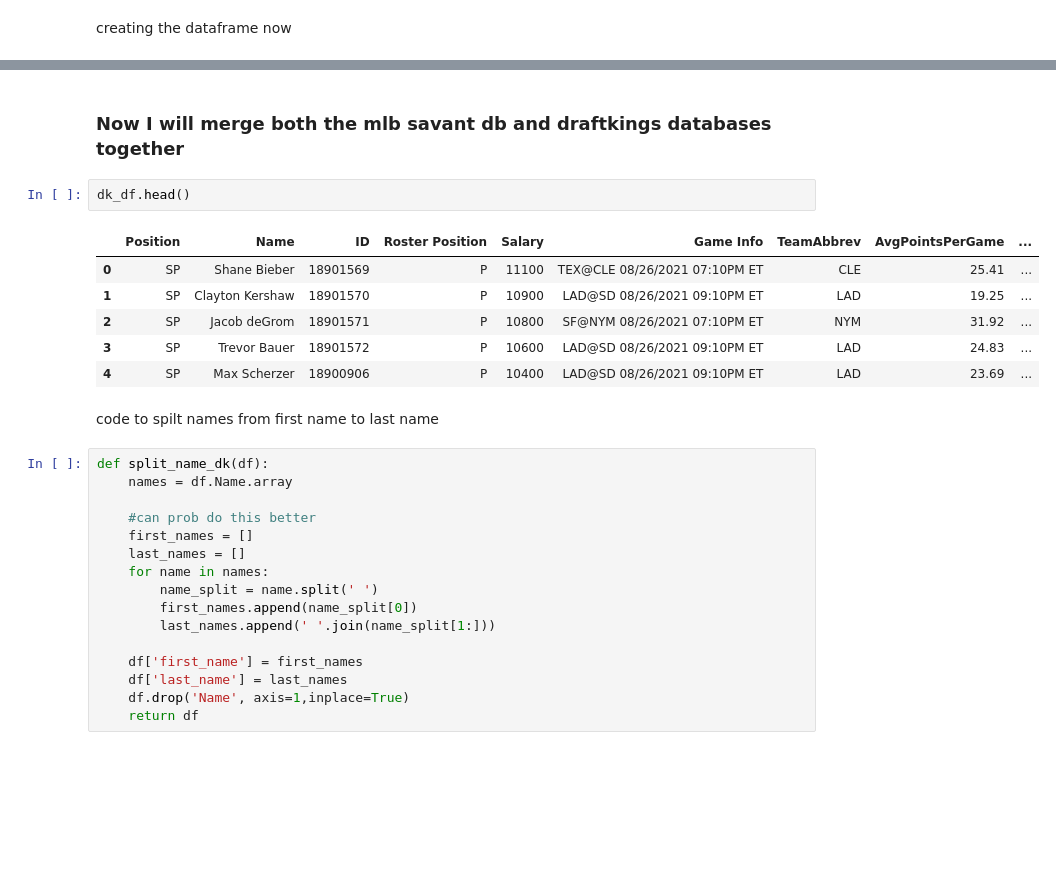
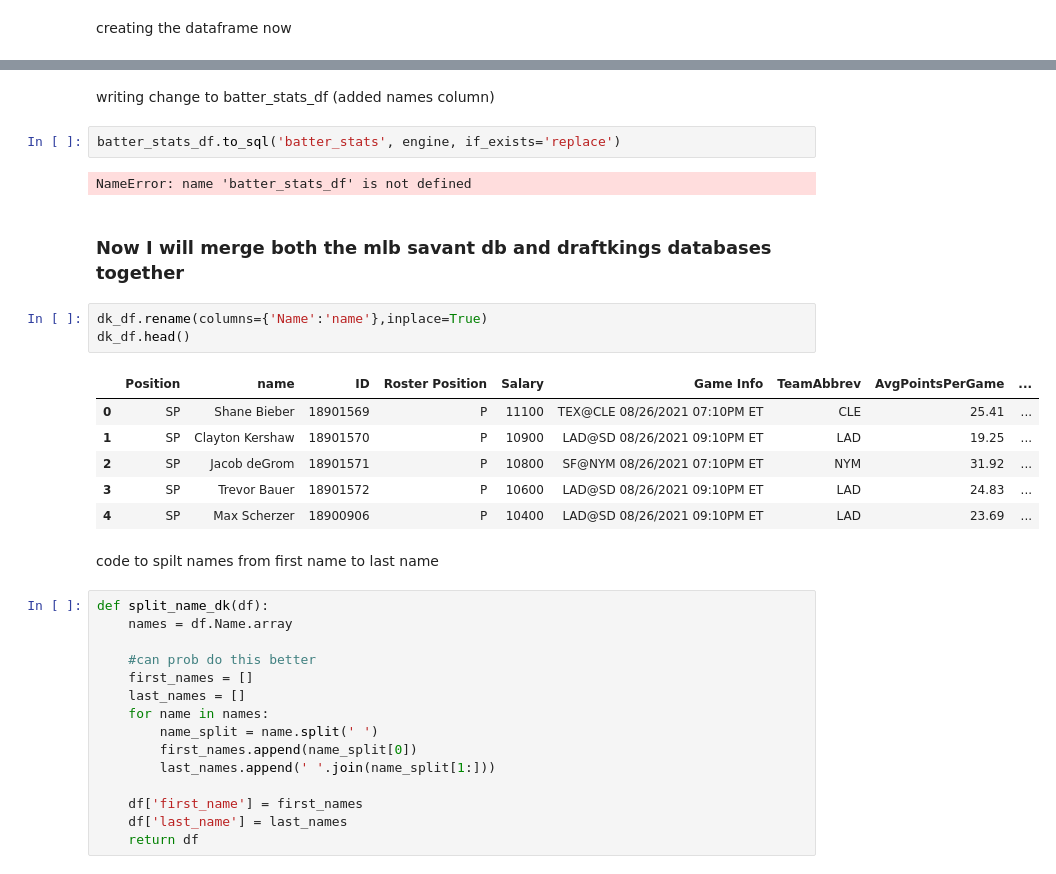
Before and after one commit to mattjax16/DFS_data_analysis, a Jupyter notebook: postgres_files/postgres_data_nb.ipynb, the cells around one changed output, grey strips where cells are left out. Drawn from its saved outputs; the diff is of its cells as text; blank space fills up the shorter version.

```diff
--- a/postgres_files/postgres_data_nb.ipynb
+++ b/postgres_files/postgres_data_nb.ipynb
@@ -212,14 +215,21 @@ batter_stats_df.head()
+# %% [markdown]
+writing change to batter_stats_df (added names column)
+# %%
+batter_stats_df.to_sql('batter_stats', engine, if_exists='replace')
+# %% [output]
+NameError: name 'batter_stats_df' is not defined
 # %% [markdown]
 ### Now I will merge both the mlb savant db and draftkings databases together
-# %%
-dk_df.head()
-# %% [output]
-|  | Position | Name | ID | Roster Position | Salary | Game Info | TeamAbbrev | AvgPointsPerGame | ... |
-| 0 | SP | Shane Bieber | 18901569 | P | 11100 | TEX@CLE 08/26/2021 07:10PM ET | CLE | 25.41 | ... |
-| 1 | SP | Clayton Kershaw | 18901570 | P | 10900 | LAD@SD 08/26/2021 09:10PM ET | LAD | 19.25 | ... |
-| 2 | SP | Jacob deGrom | 18901571 | P | 10800 | SF@NYM 08/26/2021 07:10PM ET | NYM | 31.92 | ... |
-| 3 | SP | Trevor Bauer | 18901572 | P | 10600 | LAD@SD 08/26/2021 09:10PM ET | LAD | 24.83 | ... |
-| 4 | SP | Max Scherzer | 18900906 | P | 10400 | LAD@SD 08/26/2021 09:10PM ET | LAD | 23.69 | ... |
+# %%
+dk_df.rename(columns={'Name':'name'},inplace=True)
+dk_df.head()
+# %% [output]
+|  | Position | name | ID | Roster Position | Salary | Game Info | TeamAbbrev | AvgPointsPerGame | ... |
+| 0 | SP | Shane Bieber | 18901569 | P | 11100 | TEX@CLE 08/26/2021 07:10PM ET | CLE | 25.41 | ... |
+| 1 | SP | Clayton Kershaw | 18901570 | P | 10900 | LAD@SD 08/26/2021 09:10PM ET | LAD | 19.25 | ... |
+| 2 | SP | Jacob deGrom | 18901571 | P | 10800 | SF@NYM 08/26/2021 07:10PM ET | NYM | 31.92 | ... |
+| 3 | SP | Trevor Bauer | 18901572 | P | 10600 | LAD@SD 08/26/2021 09:10PM ET | LAD | 24.83 | ... |
+| 4 | SP | Max Scherzer | 18900906 | P | 10400 | LAD@SD 08/26/2021 09:10PM ET | LAD | 23.69 | ... |
 # %% [markdown]
 code to spilt names from first name to last name
 # %%
@@ -236,7 +246,6 @@ def split_name_dk(df):
 
     df['first_name'] = first_names
     df['last_name'] = last_names
-    df.drop('Name', axis=1,inplace=True)
     return df
 # %%
 dk_df = split_name_dk(dk_df)
```
Also changed, not shown: parts of 19 cells of this notebook, 6 other files.
